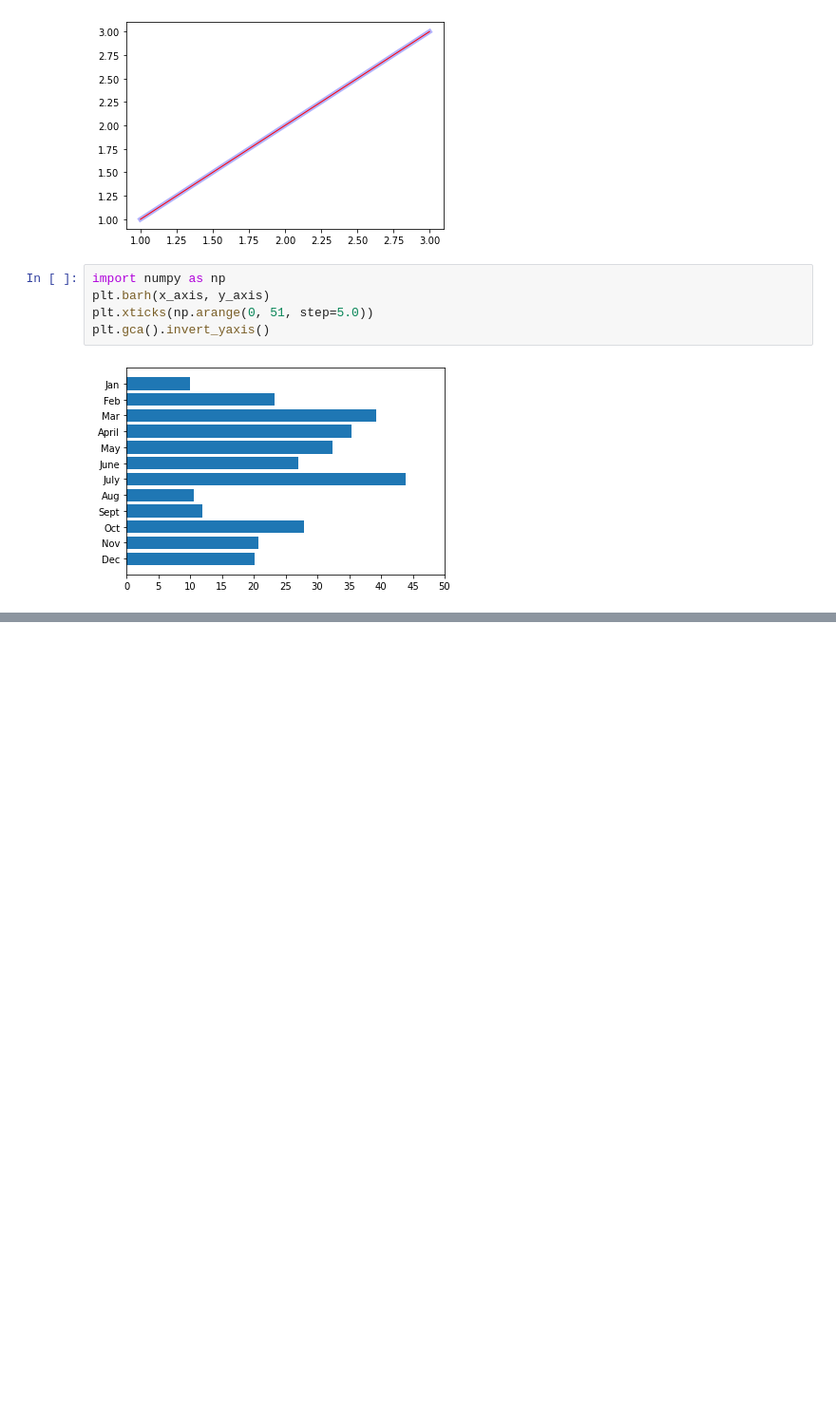
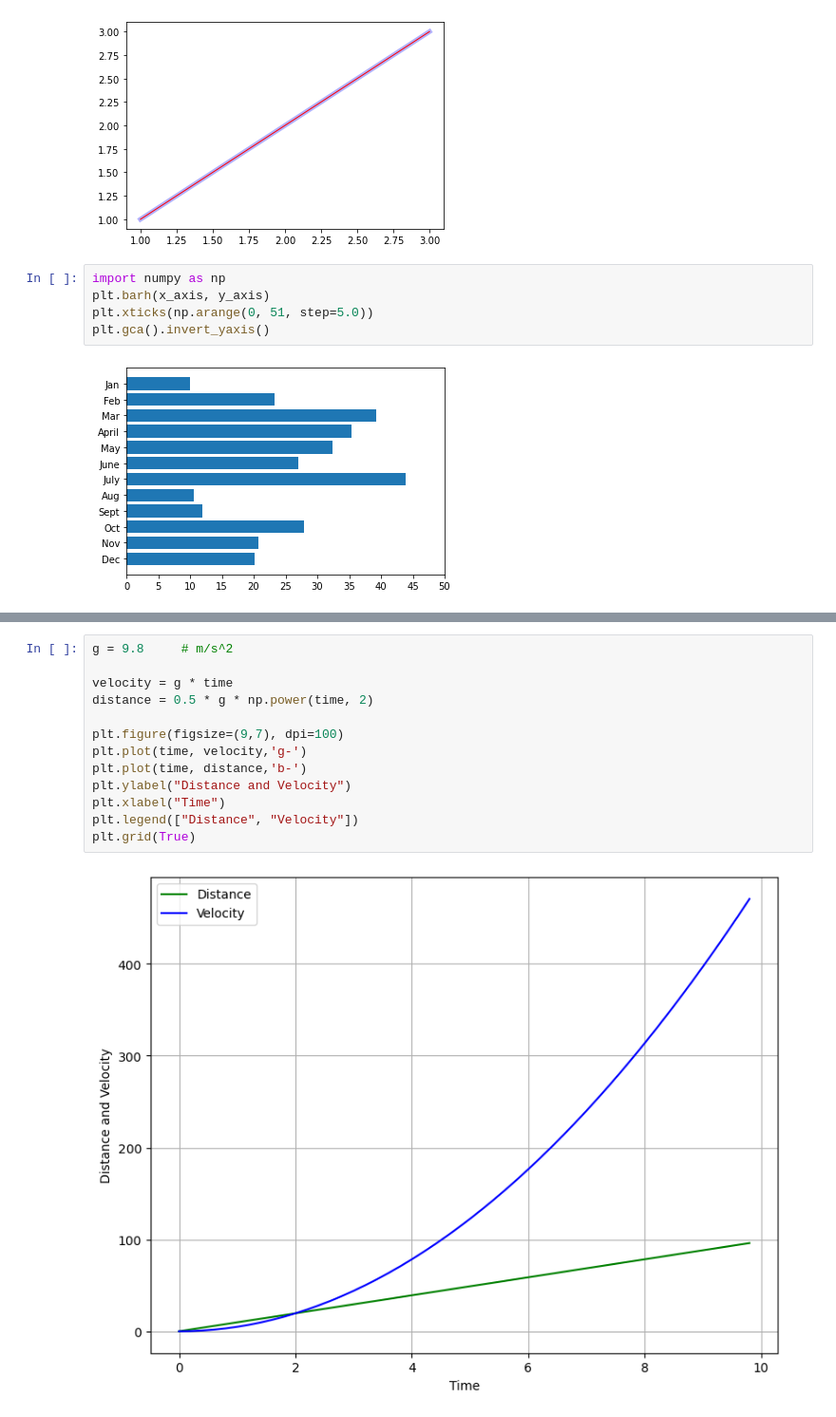
Before and after one commit to saranyadurairaju/Module5-PyBer-Analysis, a Jupyter notebook: matplotlib_practice.ipynb, the cells around one changed output, grey strips where cells are left out. Shown: that part at 95% size. Saved outputs shown, nothing was run; the diff lists cells and outputs as text; blank space fills up the shorter version.

```diff
--- a/matplotlib_practice.ipynb
+++ b/matplotlib_practice.ipynb
@@ -289,0 +318,15 @@ plt.gca().invert_yaxis()
+# %%
+g = 9.8 	# m/s^2
+
+velocity = g * time
+distance = 0.5 * g * np.power(time, 2)
+
+plt.figure(figsize=(9,7), dpi=100)
+plt.plot(time, velocity,'g-')
+plt.plot(time, distance,'b-')
+plt.ylabel("Distance and Velocity")
+plt.xlabel("Time")
+plt.legend(["Distance", "Velocity"])
+plt.grid(True)
+# %% [output]
+[figure, added]
```
Also changed, not shown: parts of 2 cells of this notebook, 1 other file.
